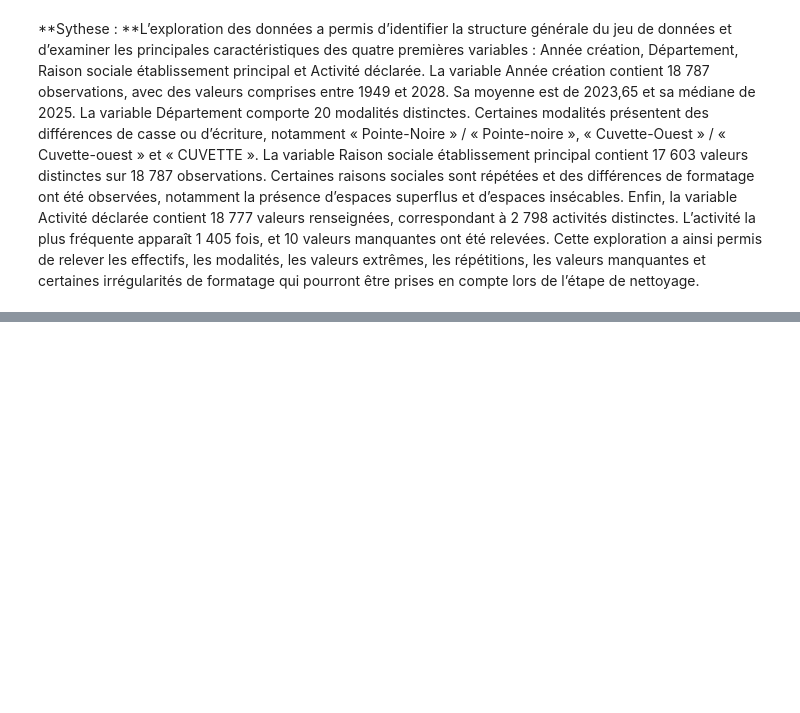
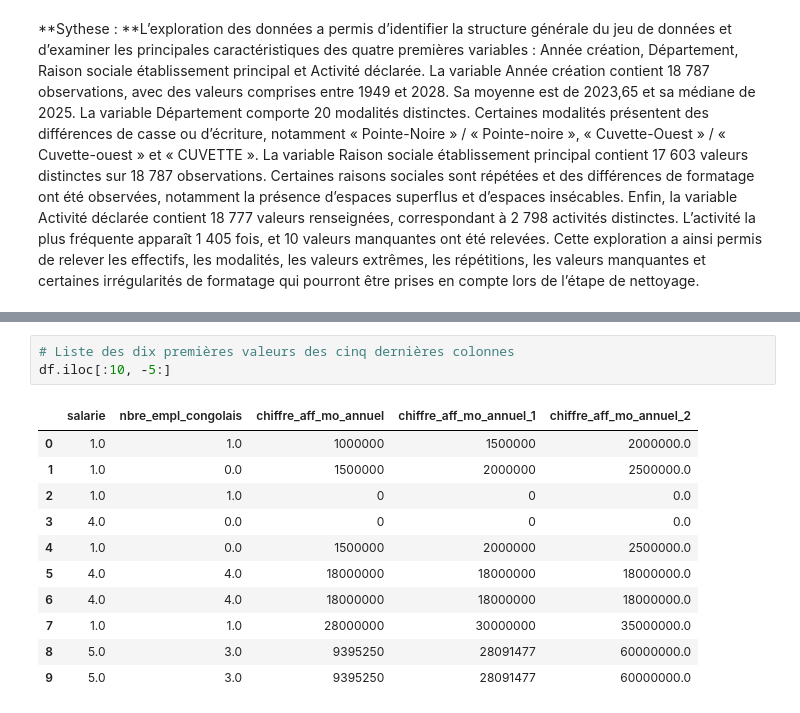
Before and after one commit to Perine23Dev/analyse-entreprises-emploi-republique-du-congo, a Jupyter notebook: projet_base.ipynb, the cells around one changed output, grey strips where cells are left out. Drawn from its saved outputs; the diff is of its cells as text; blank space fills up the shorter version.

```diff
--- a/projet_base.ipynb
+++ b/projet_base.ipynb
@@ -354,0 +367,15 @@ Cette exploration a ainsi permis de relever les effectifs, les modalités, les v
+# %%
+# Liste des dix premières valeurs des cinq dernières colonnes
+df.iloc[:10, -5:]
+# %% [output]
+|  | salarie | nbre_empl_congolais | chiffre_aff_mo_annuel | chiffre_aff_mo_annuel_1 | chiffre_aff_mo_annuel_2 |
+| 0 | 1.0 | 1.0 | 1000000 | 1500000 | 2000000.0 |
+| 1 | 1.0 | 0.0 | 1500000 | 2000000 | 2500000.0 |
+| 2 | 1.0 | 1.0 | 0 | 0 | 0.0 |
+| 3 | 4.0 | 0.0 | 0 | 0 | 0.0 |
+| 4 | 1.0 | 0.0 | 1500000 | 2000000 | 2500000.0 |
+| 5 | 4.0 | 4.0 | 18000000 | 18000000 | 18000000.0 |
+| 6 | 4.0 | 4.0 | 18000000 | 18000000 | 18000000.0 |
+| 7 | 1.0 | 1.0 | 28000000 | 30000000 | 35000000.0 |
+| 8 | 5.0 | 3.0 | 9395250 | 28091477 | 60000000.0 |
+| 9 | 5.0 | 3.0 | 9395250 | 28091477 | 60000000.0 |
```
Also changed, not shown: parts of 13 cells of this notebook.
